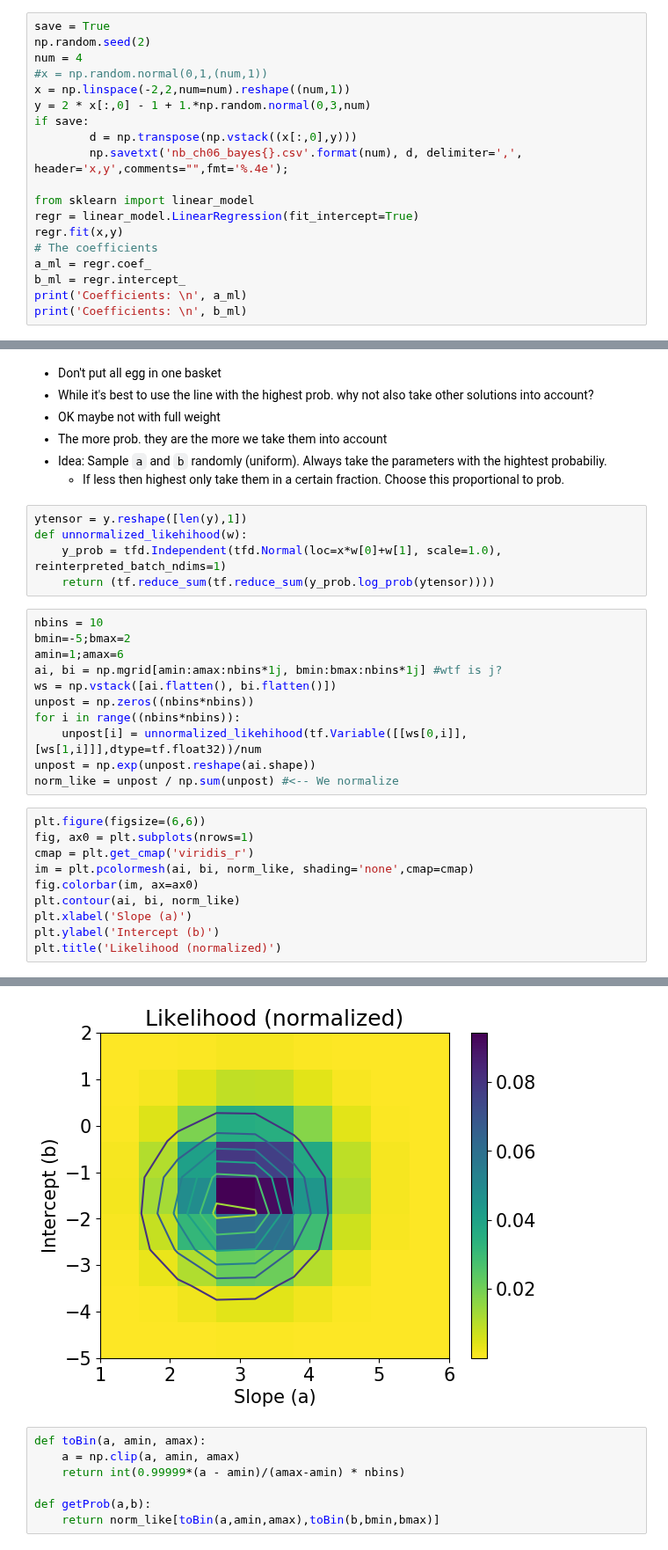
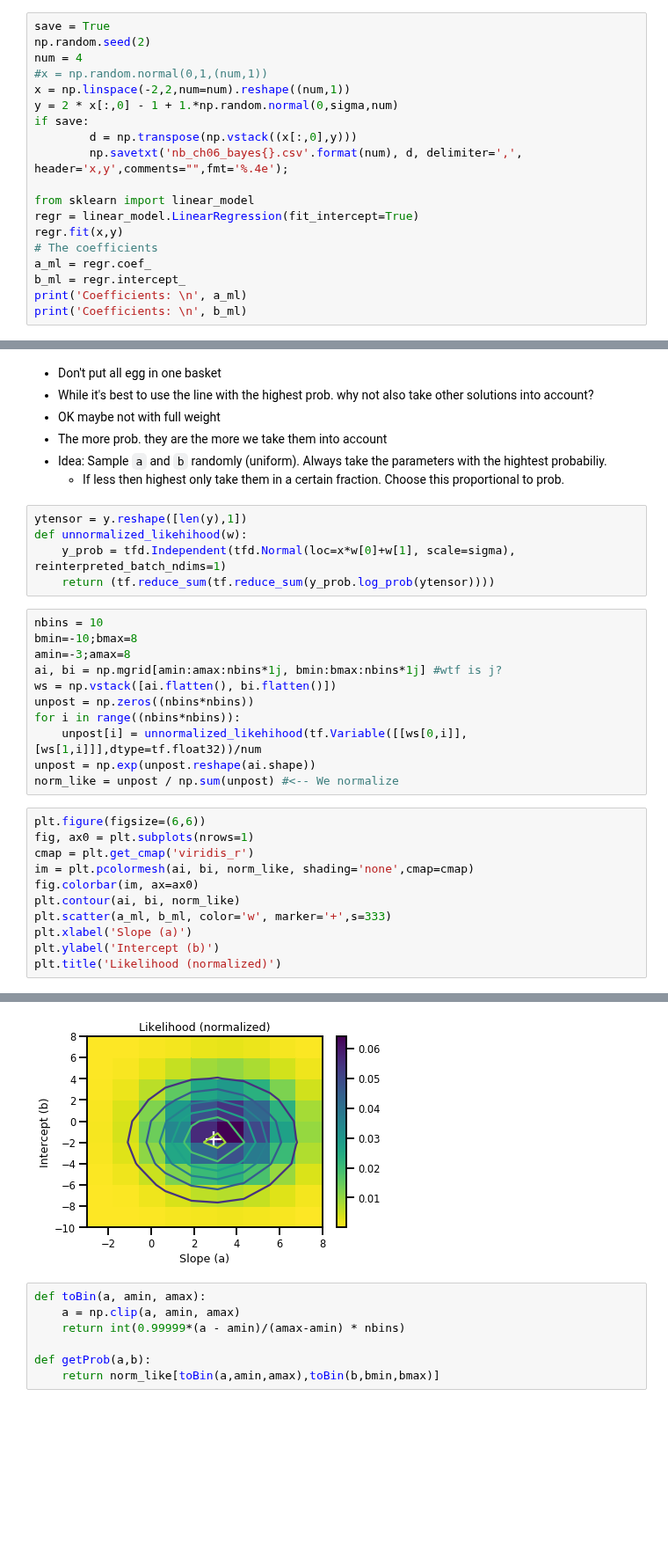
Before and after one commit to tensorchiefs/dl_book, a Jupyter notebook: chapter_06/nb_ch06_bayes.ipynb, the cells around one changed output, grey strips where cells are left out. Shown at 88% size. Drawn from its saved outputs; the diff is of its cells as text; blank space fills up the shorter version.

```diff
--- a/chapter_06/nb_ch06_bayes.ipynb
+++ b/chapter_06/nb_ch06_bayes.ipynb
@@ -54,7 +54,7 @@ np.random.seed(2)
 num = 4
 #x = np.random.normal(0,1,(num,1))
 x = np.linspace(-2,2,num=num).reshape((num,1))
-y = 2 * x[:,0] - 1 + 1.*np.random.normal(0,3,num)
+y = 2 * x[:,0] - 1 + 1.*np.random.normal(0,sigma,num)
 if save:
         d = np.transpose(np.vstack((x[:,0],y)))
         np.savetxt('nb_ch06_bayes{}.csv'.format(num), d, delimiter=',', header='x,y',comments="",fmt='%.4e');
@@ -158,12 +161,12 @@ plt.plot(pxy_ml[:,10])
 # %%
 ytensor = y.reshape([len(y),1])
 def unnormalized_likehihood(w):
-    y_prob = tfd.Independent(tfd.Normal(loc=x*w[0]+w[1], scale=1.0), reinterpreted_batch_ndims=1)
+    y_prob = tfd.Independent(tfd.Normal(loc=x*w[0]+w[1], scale=sigma), reinterpreted_batch_ndims=1)
     return (tf.reduce_sum(tf.reduce_sum(y_prob.log_prob(ytensor))))
 # %%
 nbins = 10
-bmin=-5;bmax=2
-amin=1;amax=6
+bmin=-10;bmax=8
+amin=-3;amax=8
 ai, bi = np.mgrid[amin:amax:nbins*1j, bmin:bmax:nbins*1j] #wtf is j?
 ws = np.vstack([ai.flatten(), bi.flatten()])
 unpost = np.zeros((nbins*nbins))
@@ -178,6 +181,7 @@ cmap = plt.get_cmap('viridis_r')
 im = plt.pcolormesh(ai, bi, norm_like, shading='none',cmap=cmap)
 fig.colorbar(im, ax=ax0)
 plt.contour(ai, bi, norm_like)
+plt.scatter(a_ml, b_ml, color='w', marker='+',s=333)
 plt.xlabel('Slope (a)')
 plt.ylabel('Intercept (b)')
 plt.title('Likelihood (normalized)')
@@ -187,4 +191,4 @@ Text(0.5, 1.0, 'Likelihood (normalized)')
-[figure, old version]
+[figure, new version]
 # %%
 def toBin(a, amin, amax):
     a = np.clip(a, amin, amax)
```
Also changed, not shown: parts of 13 cells of this notebook.
